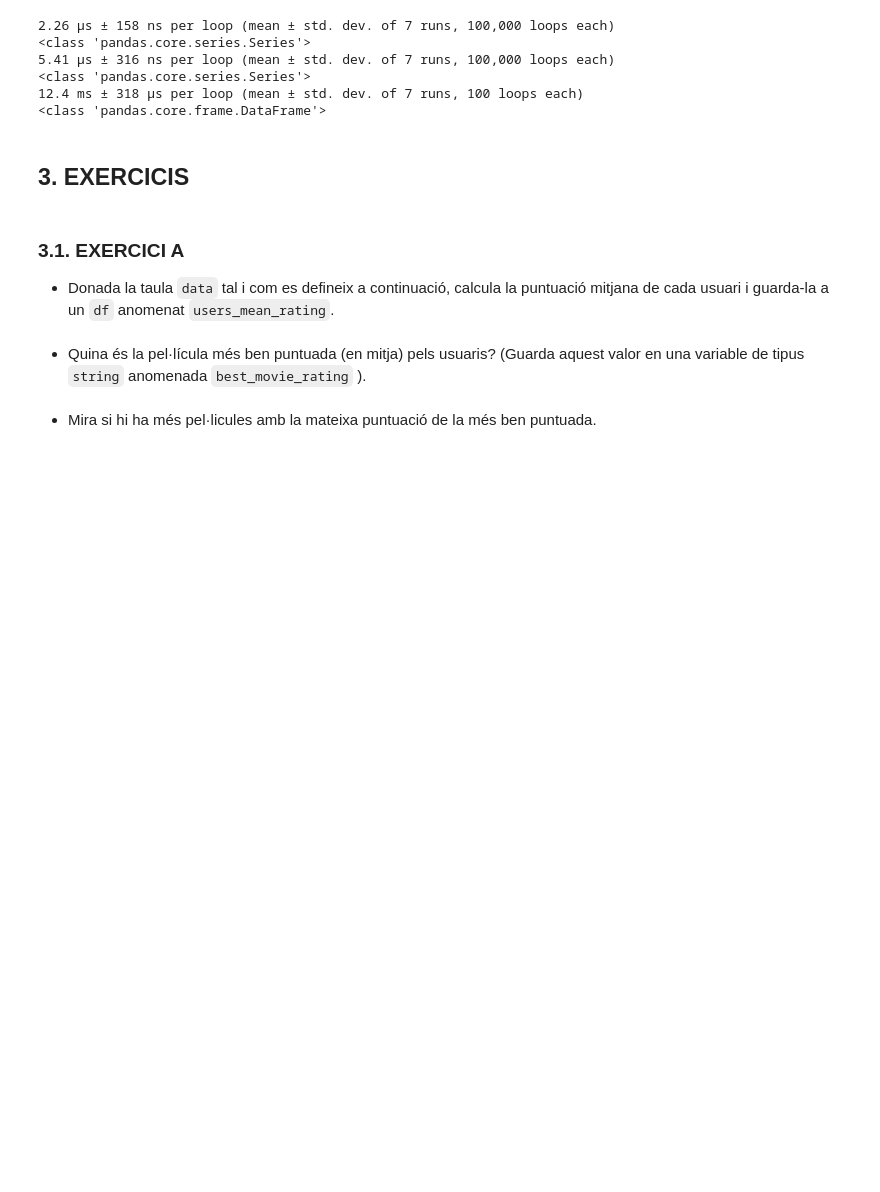
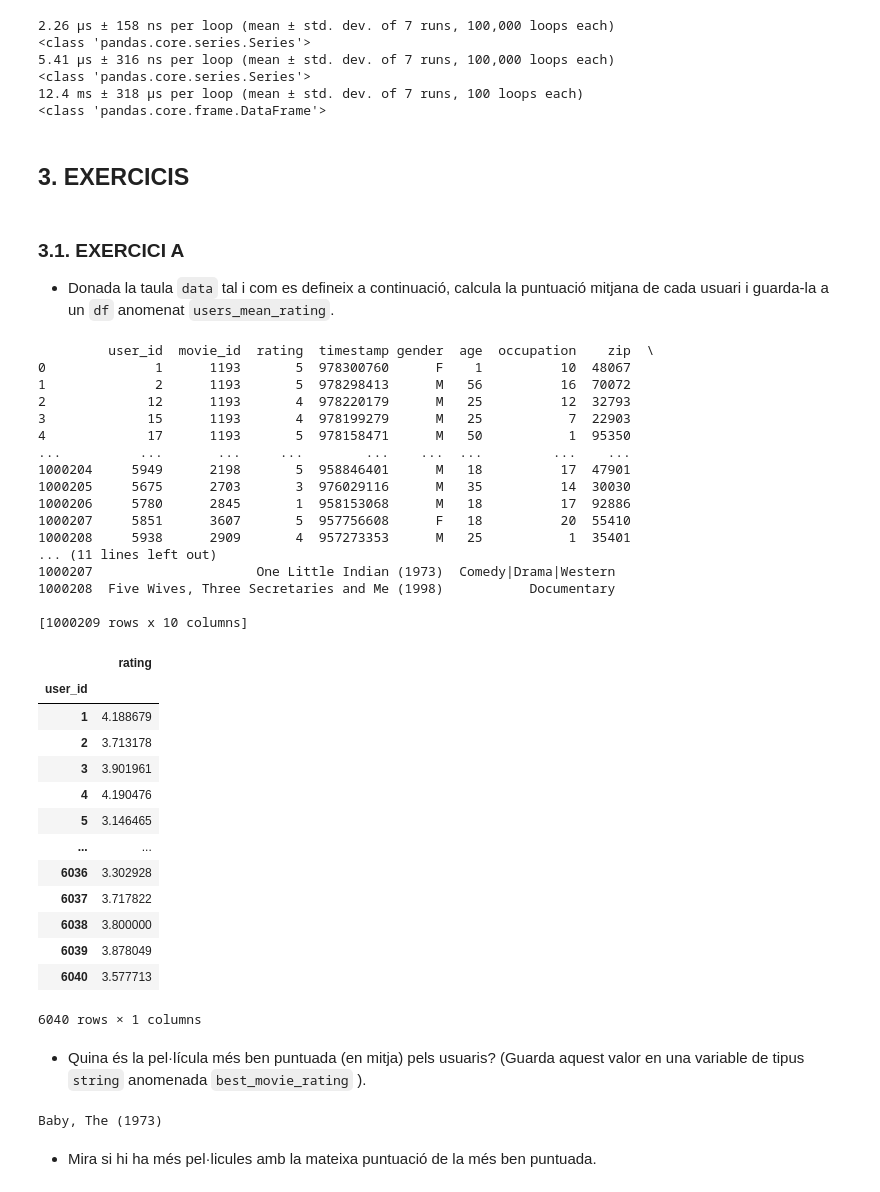
Before and after one commit to MohsinZamanShaheen/Workshop-On-New-Uses-Of-Computing, a Jupyter notebook: Pràctica 2.ipynb, the cells around one changed output. Drawn from its saved outputs; the diff is of its cells as text; code cells hidden in the pictures; blank space fills up the shorter version.

```diff
--- a/Pràctica 2.ipynb
+++ b/Pràctica 2.ipynb
@@ -493,28 +500,58 @@ data_folder = 'ml-1m'
 # %%
 unames = ['user_id', 'gender', 'age', 'occupation', 'zip']
 users = pd.read_table(f'{data_folder}/users.dat', sep='::', header=None, names=unames, engine='python')
 rnames = ['user_id', 'movie_id', 'rating', 'timestamp']
 ratings = pd.read_table(f'{data_folder}/ratings.dat', sep='::', header=None, names=rnames, engine='python')
 mnames = ['movie_id', 'title', 'genres']
 movies = pd.read_table(f'{data_folder}/movies.dat', sep='::', header=None, names=mnames, engine='python',encoding='latin-1')
 
 data = pd.merge(pd.merge(ratings, users), movies)
-
-# la vostra solució aquí
-
-
-
+users_mean_rating = data.pivot_table('rating', index='user_id', aggfunc='mean')
 
 users_mean_rating
+# %% [output]
+         user_id  movie_id  rating  timestamp gender  age  occupation    zip  \
+0              1      1193       5  978300760      F    1          10  48067
+1              2      1193       5  978298413      M   56          16  70072
+2             12      1193       4  978220179      M   25          12  32793
+3             15      1193       4  978199279      M   25           7  22903
+4             17      1193       5  978158471      M   50           1  95350
+...          ...       ...     ...        ...    ...  ...         ...    ...
+1000204     5949      2198       5  958846401      M   18          17  47901
+1000205     5675      2703       3  976029116      M   35          14  30030
+1000206     5780      2845       1  958153068      M   18          17  92886
+1000207     5851      3607       5  957756608      F   18          20  55410
+1000208     5938      2909       4  957273353      M   25           1  35401
+... (11 lines left out)
+1000207                     One Little Indian (1973)  Comedy|Drama|Western
+1000208  Five Wives, Three Secretaries and Me (1998)           Documentary
+
+[1000209 rows x 10 columns]
+|  | rating |
+| user_id |  |
+| 1 | 4.188679 |
+| 2 | 3.713178 |
+| 3 | 3.901961 |
+| 4 | 4.190476 |
+| 5 | 3.146465 |
+| ... | ... |
+| 6036 | 3.302928 |
+| 6037 | 3.717822 |
+| 6038 | 3.800000 |
+| 6039 | 3.878049 |
+| 6040 | 3.577713 |
+6040 rows × 1 columns
 # %% [markdown]
 + Quina és la pel·lícula més ben puntuada (en mitja) pels usuaris? (Guarda aquest valor en una variable de tipus ``string`` anomenada ``best_movie_rating`` ).
 # %%
 # la vostra solució aquí
-
-
-
+movie_mean = data.pivot_table('rating', index='title', aggfunc='mean')
+best_movie = movie_mean.loc[movie_mean['rating'].idxmax()]
+best_movie_rating = best_movie.name
 
 print(best_movie_rating)
+# %% [output]
+Baby, The (1973)
 # %% [markdown]
 + Mira si hi ha més pel·licules amb la mateixa puntuació de la més ben puntuada.
 # %%
```
Also changed, not shown: parts of 17 cells of this notebook.
